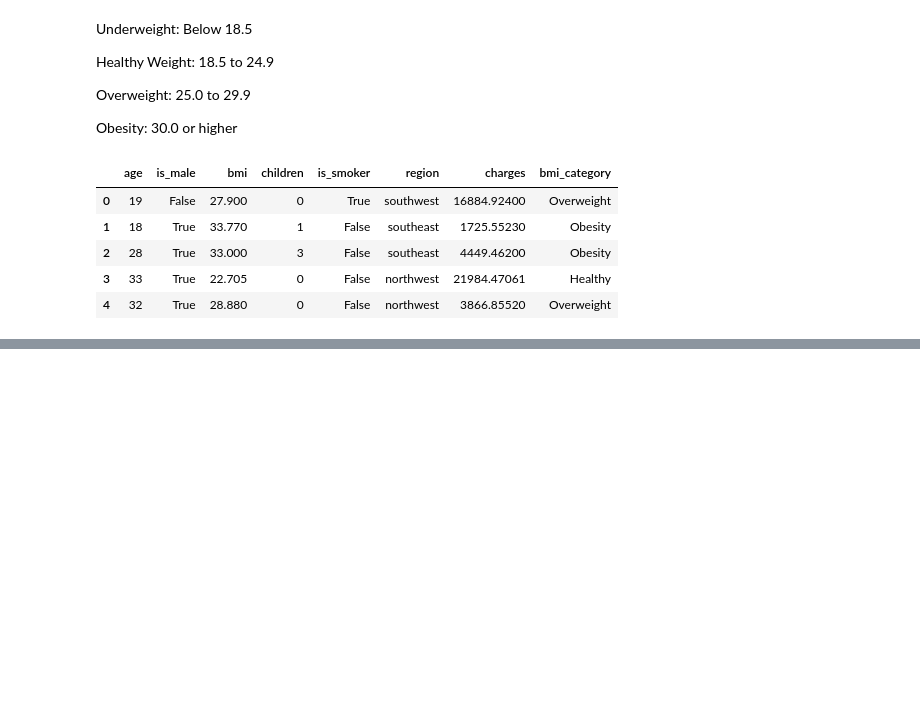
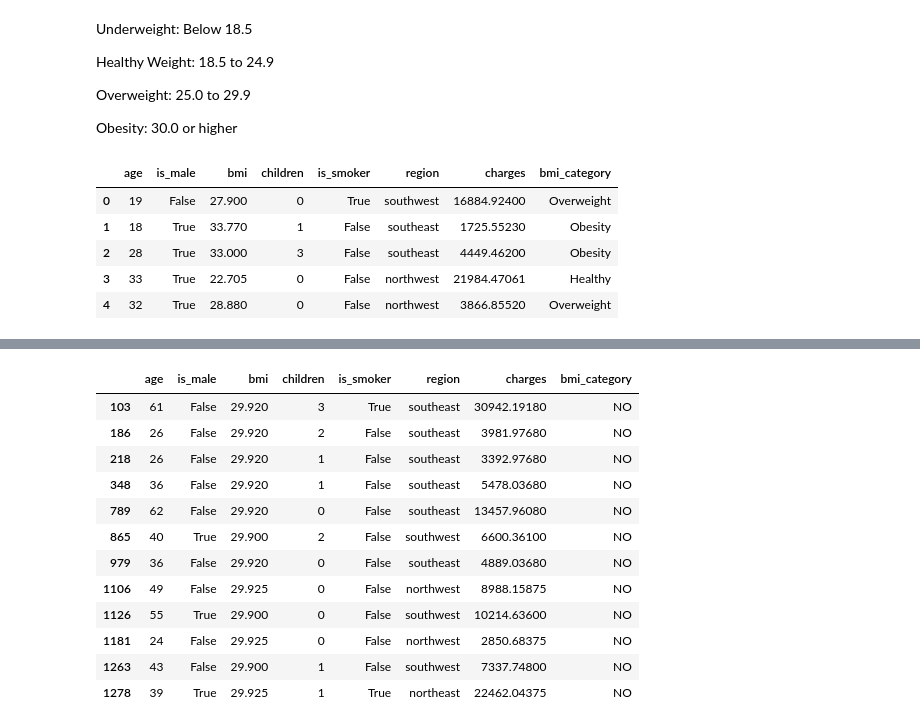
Before and after one commit to Ragim-Xtha/Core-Data-Science, a Jupyter notebook: basic-data-analysis/analysis7/insurance_analysis.ipynb, the cells around one changed output, grey strips where cells are left out. Drawn from its saved outputs; the diff is of its cells as text; code cells hidden in the pictures; blank space fills up the shorter version.

Commit message:
bmi category analysis

```diff
--- a/basic-data-analysis/analysis7/insurance_analysis.ipynb
+++ b/basic-data-analysis/analysis7/insurance_analysis.ipynb
@@ -225,0 +225,16 @@ df["bmi_category"].value_counts().reset_index()
+# %%
+df[df["bmi_category"] == "NO"]
+# %% [output]
+|  | age | is_male | bmi | children | is_smoker | region | charges | bmi_category |
+| 103 | 61 | False | 29.920 | 3 | True | southeast | 30942.19180 | NO |
+| 186 | 26 | False | 29.920 | 2 | False | southeast | 3981.97680 | NO |
+| 218 | 26 | False | 29.920 | 1 | False | southeast | 3392.97680 | NO |
+| 348 | 36 | False | 29.920 | 1 | False | southeast | 5478.03680 | NO |
+| 789 | 62 | False | 29.920 | 0 | False | southeast | 13457.96080 | NO |
+| 865 | 40 | True | 29.900 | 2 | False | southwest | 6600.36100 | NO |
+| 979 | 36 | False | 29.920 | 0 | False | southeast | 4889.03680 | NO |
+| 1106 | 49 | False | 29.925 | 0 | False | northwest | 8988.15875 | NO |
+| 1126 | 55 | True | 29.900 | 0 | False | southwest | 10214.63600 | NO |
+| 1181 | 24 | False | 29.925 | 0 | False | northwest | 2850.68375 | NO |
+| 1263 | 43 | False | 29.900 | 1 | False | southwest | 7337.74800 | NO |
+| 1278 | 39 | True | 29.925 | 1 | True | northeast | 22462.04375 | NO |
```
Also changed, not shown: parts of 2 cells of this notebook.
